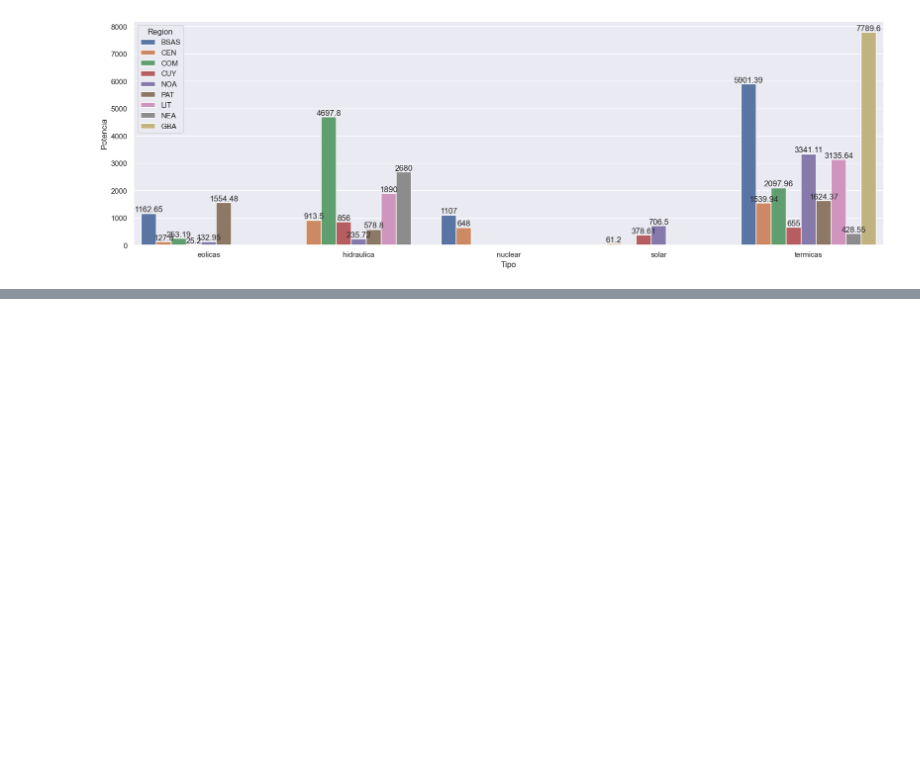
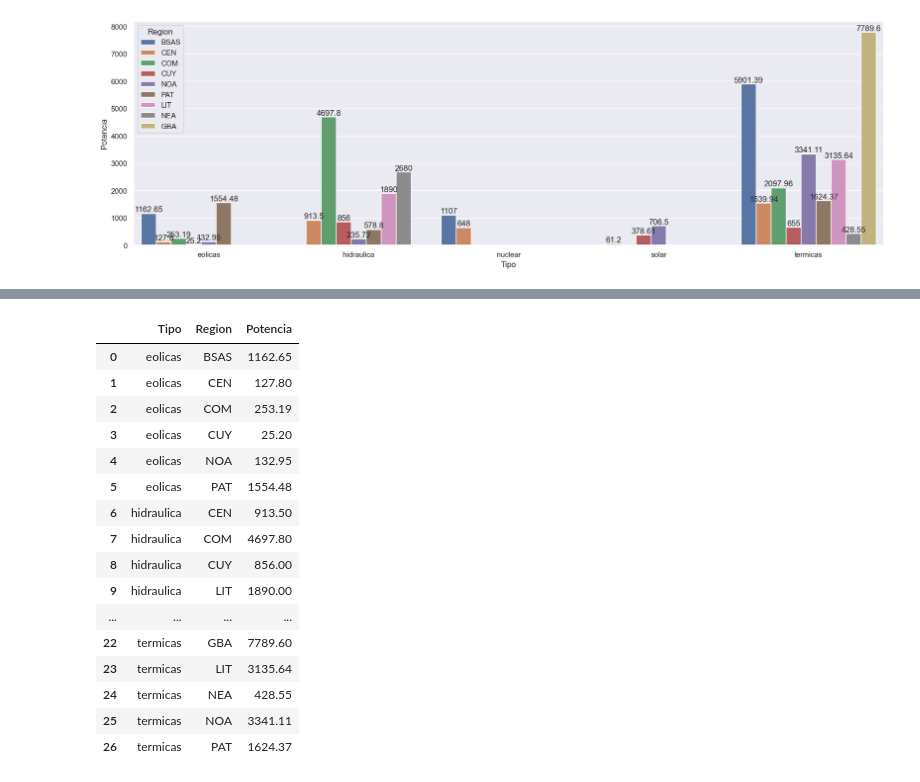
Before and after one commit to JaviCeRodriguez/Contar-Con-Datos-2023, a Jupyter notebook: eda/centrales_sadi.ipynb, the cells around one changed output, grey strips where cells are left out. Saved outputs shown, nothing was run; the diff lists cells and outputs as text; code cells hidden in the pictures; blank space fills up the shorter version.

Commit message:
To Do Mapa de calor

```diff
--- a/eda/centrales_sadi.ipynb
+++ b/eda/centrales_sadi.ipynb
@@ -83,3 +95,28 @@ for idx in range(len(df_sadi)):
 mapa
 # %% [output]
 [interactive output not drawn]
+# %%
+#Visualizacion de la potencia total instalada en cada region en un mapa no interactivo
+df_sadi_potencias = df_sadi[['Tipo', 'Region', 'Potencia','provincia']]
+df_sadi_potencias_prov = df_sadi_potencias.groupby(['Tipo','provincia']).agg({'Potencia': np.sum}).reset_index()
+df_sadi_potencias = df_sadi_potencias.groupby(['Tipo', 'Region']).agg({'Potencia': np.sum}).reset_index()
+
+df_sadi_potencias
+# %% [output]
+|  | Tipo | Region | Potencia |
+| 0 | eolicas | BSAS | 1162.65 |
+| 1 | eolicas | CEN | 127.80 |
+| 2 | eolicas | COM | 253.19 |
+| 3 | eolicas | CUY | 25.20 |
+| 4 | eolicas | NOA | 132.95 |
+| 5 | eolicas | PAT | 1554.48 |
+| 6 | hidraulica | CEN | 913.50 |
+| 7 | hidraulica | COM | 4697.80 |
+| 8 | hidraulica | CUY | 856.00 |
+| 9 | hidraulica | LIT | 1890.00 |
+| ... | ... | ... | ... |
+| 22 | termicas | GBA | 7789.60 |
+| 23 | termicas | LIT | 3135.64 |
+| 24 | termicas | NEA | 428.55 |
+| 25 | termicas | NOA | 3341.11 |
+| 26 | termicas | PAT | 1624.37 |
```
Also changed, not shown: parts of 6 cells of this notebook.
